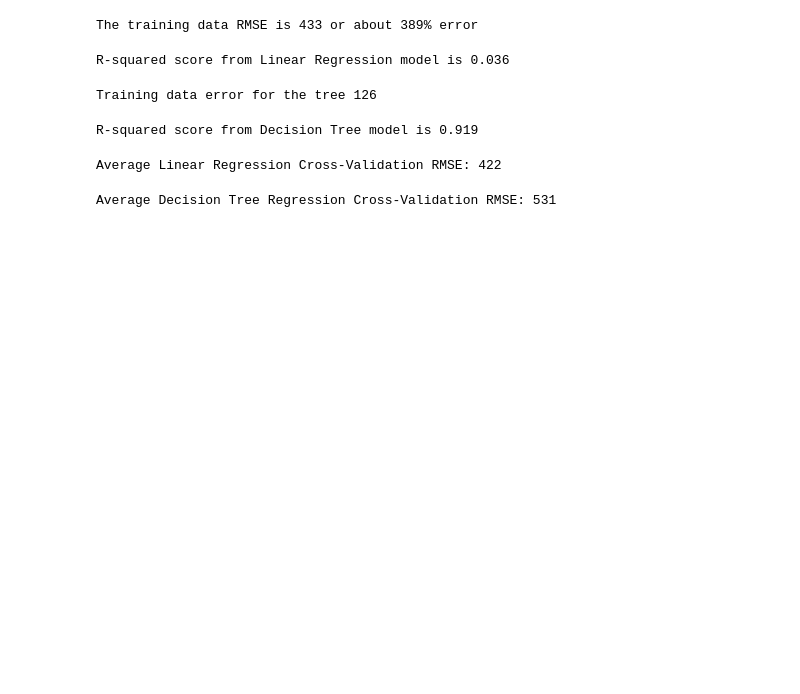
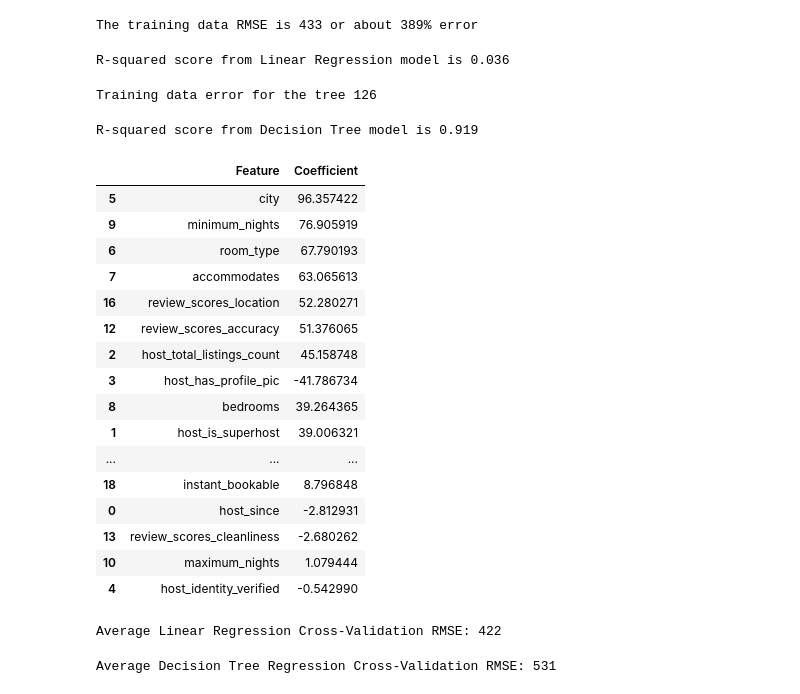
Before and after one commit to setu-shah/Airbnb-ML-Project, a Jupyter notebook: Setu - Deliverable Draft.ipynb, the cells around one changed output. Cells and saved outputs as stored; diff of their text form; code cells hidden in the pictures; blank space fills up the shorter version.

```diff
--- a/Setu - Deliverable Draft.ipynb
+++ b/Setu - Deliverable Draft.ipynb
@@ -131,4 +213,4 @@ listings = listings.drop(columns=columns_to_drop, axis=1)
 
 missing_values_columns = ['host_response_time', 'host_response_rate', 'host_acceptance_rate']
 
-listings = listings.drop(columns=missing_values_columns, axis=1)
+listings_sample = listings_sample.drop(columns=missing_values_columns, axis=1)
@@ -171,10 +283,10 @@ from sklearn.pipeline import make_pipeline
 from sklearn import set_config
 set_config(display='diagram')
 
-cat_attribs = ['host_is_superhost', 'host_has_profile_pic', 'host_identity_verified', 'city', 'room_type', 'instant_bookable'] # not sure if host_since (maybe split by months) is included here
+cat_attribs = ['host_identity_verified', 'city', 'instant_bookable', 'host_has_profile_pic', 'room_type', 'host_is_superhost'] # not sure if host_since (maybe split by months) is included here
 
-num_attribs = ['host_total_listings_count', 'accommodates', 'bedrooms', 'review_scores_rating', 'review_scores_accuracy', 'minimum_nights',
-               'maximum_nights', 'review_scores_cleanliness', 'review_scores_checkin', 'review_scores_communication', 'review_scores_location', 'review_scores_value'] # excluding latitude and longitude
+num_attribs = ['accommodates', 'host_total_listings_count', 'review_scores_rating', 'minimum_nights', 'maximum_nights',  'review_scores_accuracy', 'review_scores_checkin',
+               'bedrooms', 'review_scores_cleanliness', 'review_scores_communication', 'review_scores_location', 'review_scores_value'] # excluding latitude and longitude
 
 # missing_attribs = ['host_total_listings_count', 'bedrooms', 'review_scores_rating', 'review_scores_accuracy', 'review_scores_cleanliness',
 #                'review_scores_checkin', 'review_scores_communication', 'review_scores_location', 'review_scores_value']
@@ -241,13 +353,13 @@ print(f'R-squared score from Linear Regression model is {r2_score(y_train, y_tra
 # %% [output]
 R-squared score from Linear Regression model is 0.036
 # %%
-from sklearn.tree import DecisionTreeRegressor
+# from sklearn.tree import DecisionTreeRegressor
 
-tree_reg = make_pipeline(preprocess_pipeline, DecisionTreeRegressor(random_state=42))
-tree_reg.fit(X_train, y_train)
-y_train_predictions = tree_reg.predict(X_train)
-tree_rmse = mean_squared_error(y_train, y_train_predictions, squared=False)
-print(f'Training data error for the tree {tree_rmse:.0f}')
+# tree_reg = make_pipeline(preprocess_pipeline, DecisionTreeRegressor(random_state=42))
+# tree_reg.fit(X_train, y_train)
+# y_train_predictions = tree_reg.predict(X_train)
+# tree_rmse = mean_squared_error(y_train, y_train_predictions, squared=False)
+# print(f'Training data error for the tree {tree_rmse:.0f}')
 # %% [output]
 Training data error for the tree 126
 # %%
@@ -257,5 +369,47 @@ print(f'R-squared score from Decision Tree model is {r2_score(y_train, y_train_p
 # %% [output]
 R-squared score from Decision Tree model is 0.919
+# %%
+# Creating a dataframe of all features and their coefficients
+
+feature_names = X_train.columns
+
+# Access the logistic regression model from the pipeline
+lin_model = lin_reg.named_steps['linearregression']
+
+# Get the coefficients and feature names
+coefficients = lin_model.coef_
+
+# Create a DataFrame for each variable
+
+dfs = []
+for feature_name, coefficient in zip(feature_names, coefficients):
+    df = pd.DataFrame({'Feature': [feature_name], 'Coefficient': [coefficient]})
+    dfs.append(df)
+
+# Concatenate all DataFrames into a single DataFrame
+result_df = pd.concat(dfs, ignore_index=True)
+# %%
+# Sorting by absolute values of coefficients
+
+result_df.reindex(result_df['Coefficient'].abs().sort_values(ascending=False).index)
+# %% [output]
+|  | Feature | Coefficient |
+| 5 | city | 96.357422 |
+| 9 | minimum_nights | 76.905919 |
+| 6 | room_type | 67.790193 |
+| 7 | accommodates | 63.065613 |
+| 16 | review_scores_location | 52.280271 |
+| 12 | review_scores_accuracy | 51.376065 |
+| 2 | host_total_listings_count | 45.158748 |
+| 3 | host_has_profile_pic | -41.786734 |
+| 8 | bedrooms | 39.264365 |
+| 1 | host_is_superhost | 39.006321 |
+| ... | ... | ... |
+| 18 | instant_bookable | 8.796848 |
+| 0 | host_since | -2.812931 |
+| 13 | review_scores_cleanliness | -2.680262 |
+| 10 | maximum_nights | 1.079444 |
+| 4 | host_identity_verified | -0.542990 |
 # %%
 from sklearn.model_selection import cross_val_score
 
```
Also changed, not shown: parts of 23 cells of this notebook.
